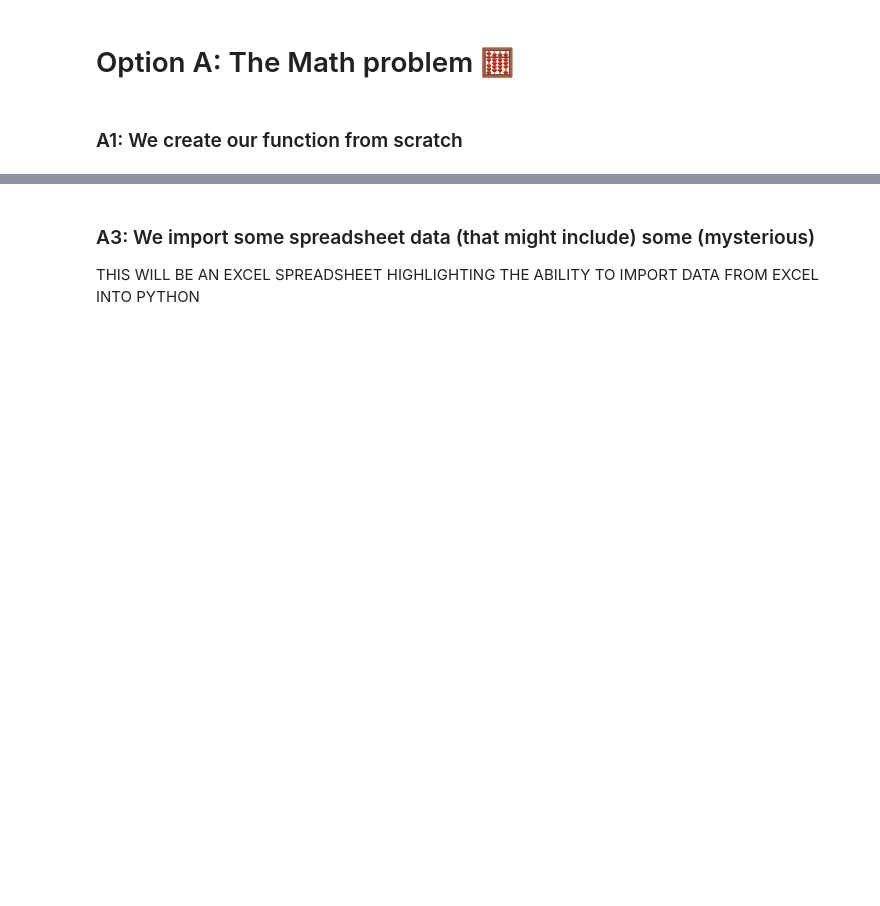
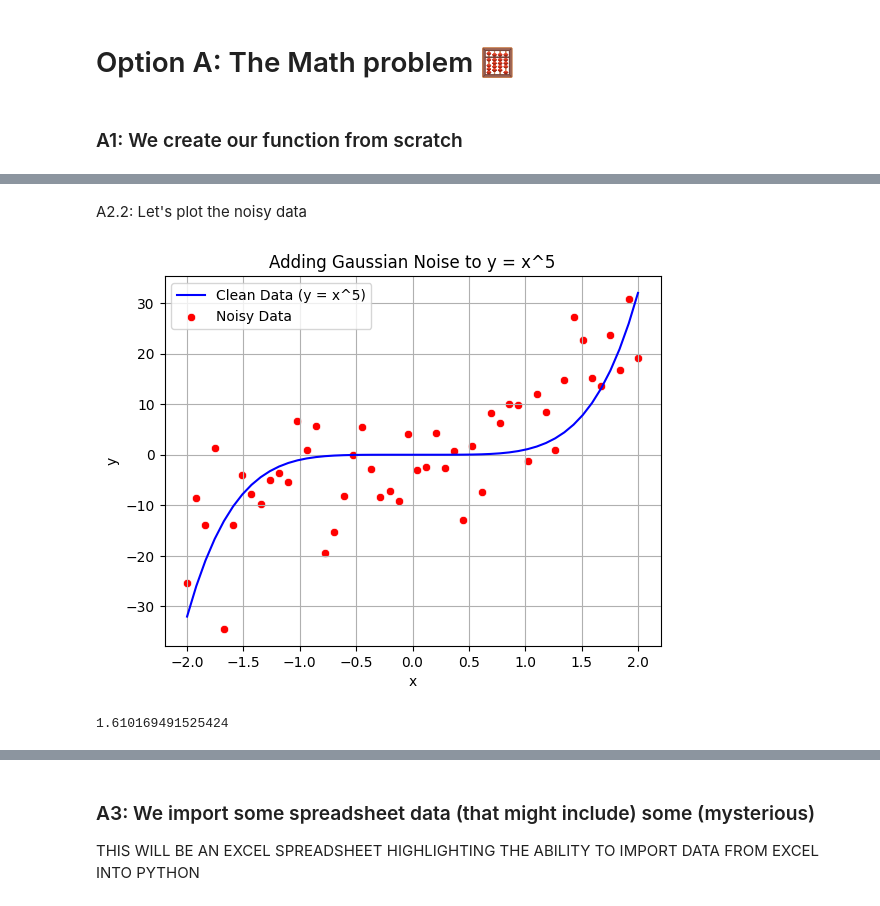
Before and after one commit to UoA-eResearch/ResBaz24Python, a Jupyter notebook: IntroductionToPython.ipynb, the cells around one changed output, grey strips where cells are left out. Saved outputs shown, nothing was run; the diff lists cells and outputs as text; code cells hidden in the pictures; blank space fills up the shorter version.

```diff
--- a/IntroductionToPython.ipynb
+++ b/IntroductionToPython.ipynb
@@ -530,0 +590,23 @@ sns.scatterplot(data=A2withNoise, x='x', y='y_with_noise', color='red', label='S
+# %%
+import csv
+
+# Add Gaussian noise
+mean = 0
+std_dev = 10  # Adjust the standard deviation to control the noise level
+noise = np.random.normal(mean, std_dev, A2data['yClean'].shape)
+
+# Create the noisy y values based on the existing yClean column
+A2data['yNoisy'] = A2data['yClean'] + noise
+
+# Display the top 10 lines of the DataFrame
+print(A2data.head(10))
+
+# Writing data to CSV
+filename = 'A2withNoise.csv'
+with open(filename, 'w', newline='') as csvfile:
+    writer = csv.writer(csvfile)
+    writer.writerow(['x', 'yClean', 'yNoisy'])  # Write header
+    for i in range(len(x)):
+        writer.writerow([x[i], A2data["yClean"][i], A2data["yNoisy"][i]])
+
+print(f'Data saved to {filename}')
@@ -530,0 +626,42 @@ sns.scatterplot(data=A2withNoise, x='x', y='y_with_noise', color='red', label='S
+# %% [markdown]
+A2.2: Let's plot the noisy data
+# %%
+# Plotting
+# plt.figure(figsize=(10, 6))
+sns.lineplot(data=A2data, x="xSteps", y="yClean", label="Clean Data (y = x^5)", color="blue")
+sns.scatterplot(data=A2data, x="xSteps", y="yNoisy", label="Noisy Data", color="red")
+plt.title("Adding Gaussian Noise to y = x^5")
+plt.xlabel('x')
+plt.ylabel('y')
+plt.legend()
+plt.grid(True)
+plt.show()
+# %% [output]
+[figure, added]
+# %%
+# Use Case 1 - Linear Regression
+import numpy as np
+# given data
+x = [2,3,5,7,8,9]
+y = [4,5,7,10,14,15]
+# Calculate the fit line with degree 1 which means a LINEAR REGRESSION
+fit_UC1 = np.polyfit(x, y, deg=1) # this is the regession
+fit_fn_UC1 = np.poly1d(fit_UC1) # this is the equation or function that results from the equation
+# coeff = fit_UC1[0]
+# print(coeff)
+
+
+# print(f" The euqation for UC1 is y = {fit_fn_UC1}") # this outputs the equation we can use later on
+# myline = np.linspace(2, 9)
+# plt.scatter(x, y, c='k')
+# plt.title('Use Case 1 - UC1')
+# plt.xlabel('hours of studying')
+# plt.ylabel('test results')
+# plt.plot(myline, fit_fn_UC1(myline),label="linear Regression Results, of degree = 1")
+# plt.legend()
+
+
+# # # Show the plot
+# plt.show()
+# %% [output]
+1.610169491525424
```
Also changed, not shown: parts of 54 cells of this notebook, 2 other files.
